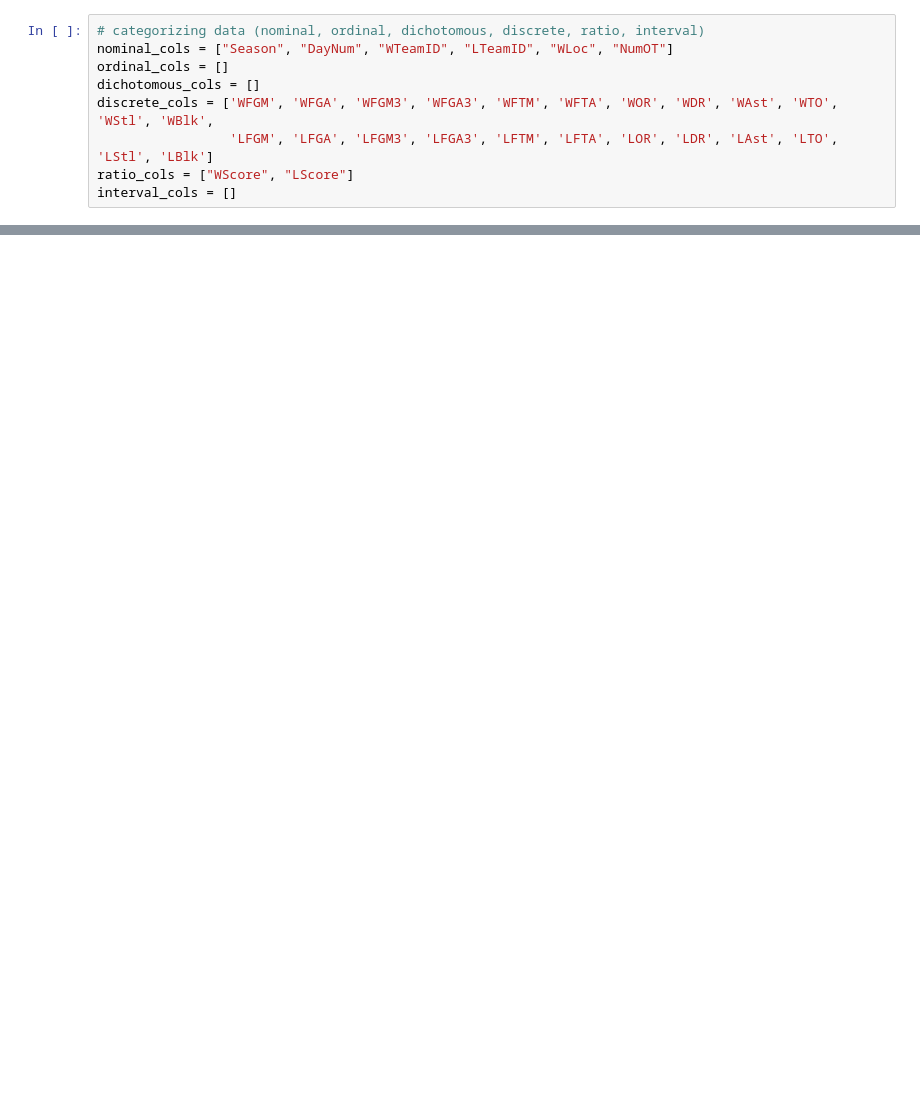
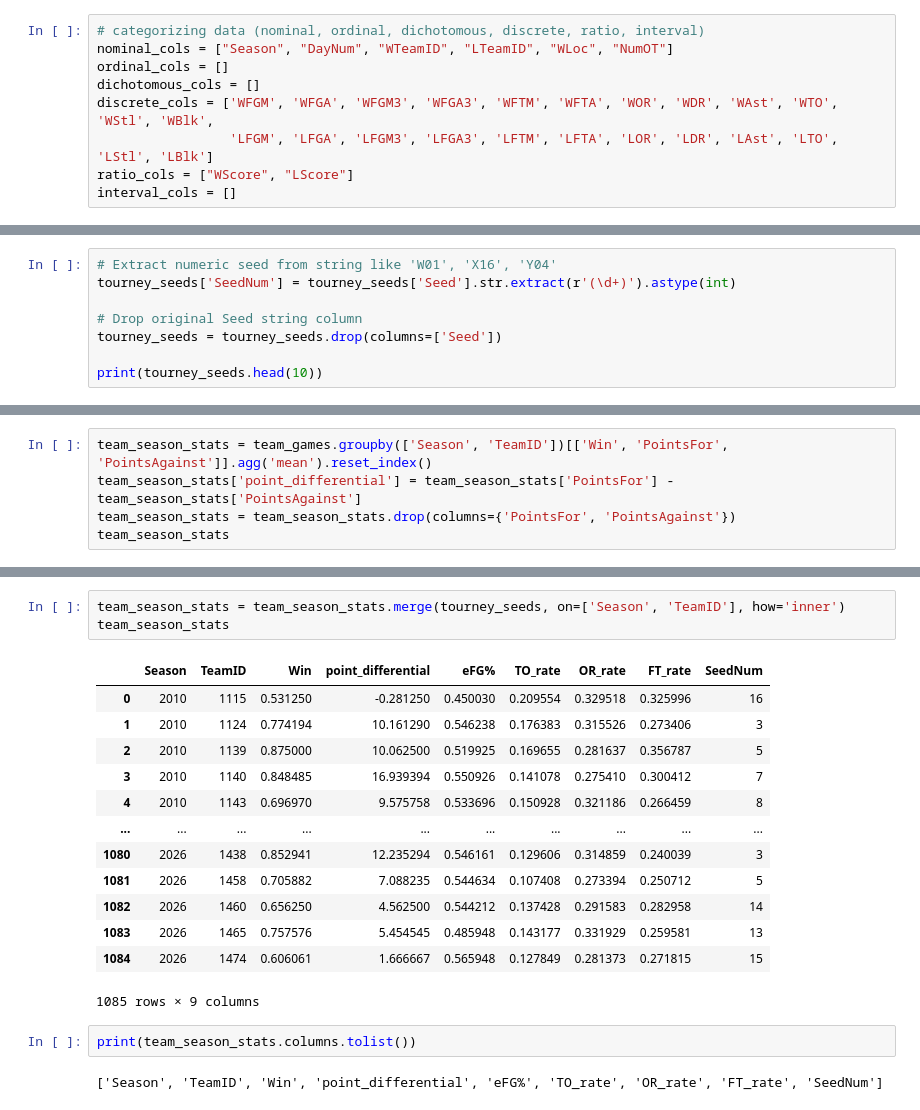
Before and after one commit to ujjwalbasnyat/march-matchup-inference-pipeline, a Jupyter notebook: data_science/notebook.ipynb, the cells around one changed output, grey strips where cells are left out. Saved outputs shown, nothing was run; the diff lists cells and outputs as text; blank space fills up the shorter version.

```diff
--- a/data_science/notebook.ipynb
+++ b/data_science/notebook.ipynb
@@ -63,0 +171,8 @@ df_filtered.head()
+# %%
+# Extract numeric seed from string like 'W01', 'X16', 'Y04'
+tourney_seeds['SeedNum'] = tourney_seeds['Seed'].str.extract(r'(\d+)').astype(int)
+
+# Drop original Seed string column
+tourney_seeds = tourney_seeds.drop(columns=['Seed'])
+
+print(tourney_seeds.head(10))
@@ -63,0 +271,5 @@ df_filtered.head()
+# %%
+team_season_stats = team_games.groupby(['Season', 'TeamID'])[['Win', 'PointsFor', 'PointsAgainst']].agg('mean').reset_index()
+team_season_stats['point_differential'] = team_season_stats['PointsFor'] - team_season_stats['PointsAgainst']
+team_season_stats = team_season_stats.drop(columns={'PointsFor', 'PointsAgainst'})
+team_season_stats
@@ -63,0 +372,21 @@ df_filtered.head()
+# %%
+team_season_stats = team_season_stats.merge(tourney_seeds, on=['Season', 'TeamID'], how='inner')
+team_season_stats
+# %% [output]
+|  | Season | TeamID | Win | point_differential | eFG% | TO_rate | OR_rate | FT_rate | SeedNum |
+| 0 | 2010 | 1115 | 0.531250 | -0.281250 | 0.450030 | 0.209554 | 0.329518 | 0.325996 | 16 |
+| 1 | 2010 | 1124 | 0.774194 | 10.161290 | 0.546238 | 0.176383 | 0.315526 | 0.273406 | 3 |
+| 2 | 2010 | 1139 | 0.875000 | 10.062500 | 0.519925 | 0.169655 | 0.281637 | 0.356787 | 5 |
+| 3 | 2010 | 1140 | 0.848485 | 16.939394 | 0.550926 | 0.141078 | 0.275410 | 0.300412 | 7 |
+| 4 | 2010 | 1143 | 0.696970 | 9.575758 | 0.533696 | 0.150928 | 0.321186 | 0.266459 | 8 |
+| ... | ... | ... | ... | ... | ... | ... | ... | ... | ... |
+| 1080 | 2026 | 1438 | 0.852941 | 12.235294 | 0.546161 | 0.129606 | 0.314859 | 0.240039 | 3 |
+| 1081 | 2026 | 1458 | 0.705882 | 7.088235 | 0.544634 | 0.107408 | 0.273394 | 0.250712 | 5 |
+| 1082 | 2026 | 1460 | 0.656250 | 4.562500 | 0.544212 | 0.137428 | 0.291583 | 0.282958 | 14 |
+| 1083 | 2026 | 1465 | 0.757576 | 5.454545 | 0.485948 | 0.143177 | 0.331929 | 0.259581 | 13 |
+| 1084 | 2026 | 1474 | 0.606061 | 1.666667 | 0.565948 | 0.127849 | 0.281373 | 0.271815 | 15 |
+1085 rows × 9 columns
+# %%
+print(team_season_stats.columns.tolist())
+# %% [output]
+['Season', 'TeamID', 'Win', 'point_differential', 'eFG%', 'TO_rate', 'OR_rate', 'FT_rate', 'SeedNum']
```
Also changed, not shown: parts of 27 cells of this notebook.
